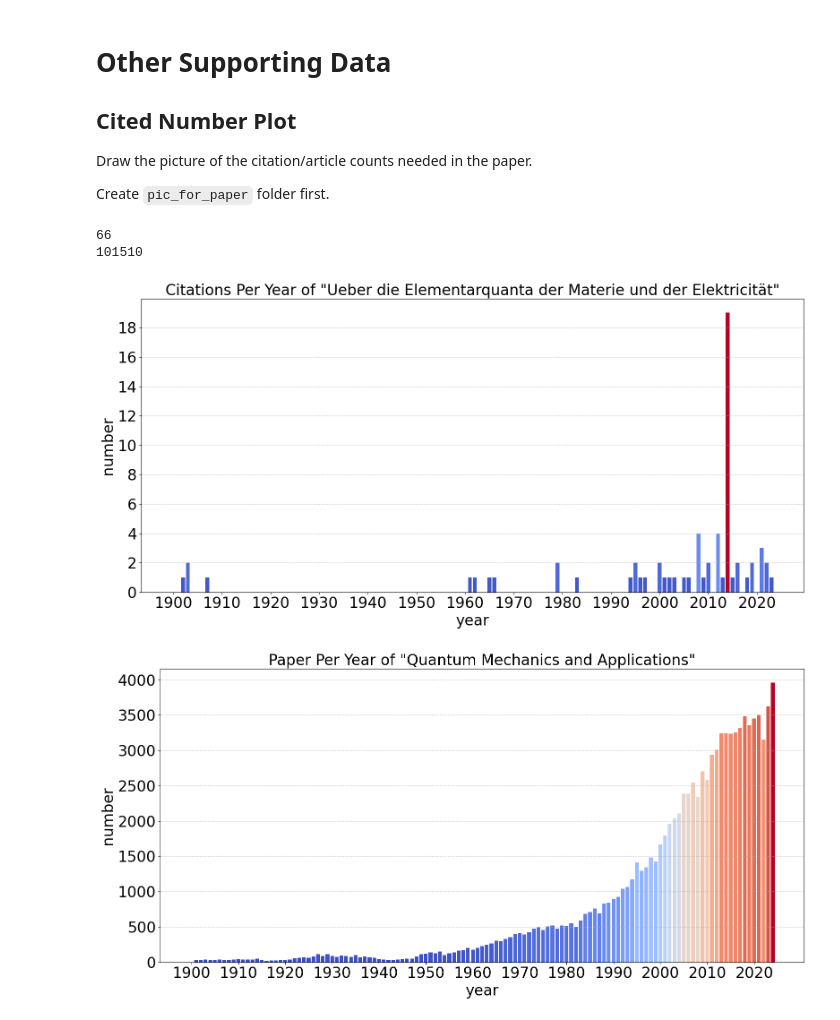
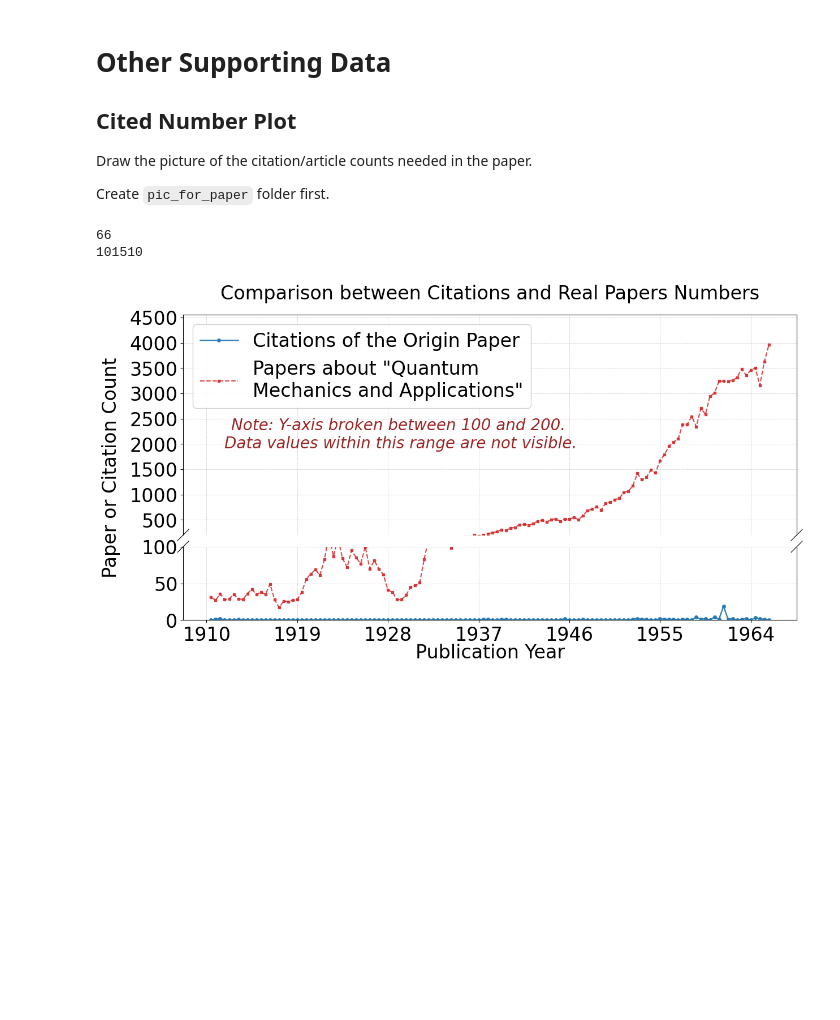
Before and after one commit to Liu-Steve/concept-evolution-tree, a Jupyter notebook: Other_Supporting_Data.ipynb, the cells around one changed output. Saved outputs shown, nothing was run; the diff lists cells and outputs as text; code cells hidden in the pictures; blank space fills up the shorter version.

Commit message:
Modify Supporting Graph

```diff
--- a/Other_Supporting_Data.ipynb
+++ b/Other_Supporting_Data.ipynb
@@ -106,12 +221,6 @@ citation_1 = {
 }
 
 print(sum([i["count"] for i in citation_1["group_by"]]))
-
-cited_number_plot(
-    'Citations Per Year of "Ueber die Elementarquanta der Materie und der Elektricität"',
-    citation_1,
-    "1.1 - Citations Per Year of Ueber die Elementarquanta der Materie und der Elektricität",
-)
 
 citation_2 = {
     "meta": {
@@ -229,35 +338,38 @@ citation_2 = {
         {"key": "1903", "key_display_name": "1903", "count": 36},
         {"key": "1909", "key_display_name": "1909", "count": 36},
         {"key": "1906", "key_display_name": "1906", "count": 35},
         {"key": "1911", "key_display_name": "1911", "count": 35},
         {"key": "1913", "key_display_name": "1913", "count": 35},
         {"key": "1944", "key_display_name": "1944", "count": 34},
         {"key": "1901", "key_display_name": "1901", "count": 31},
         {"key": "1905", "key_display_name": "1905", "count": 29},
         {"key": "1907", "key_display_name": "1907", "count": 29},
         {"key": "1904", "key_display_name": "1904", "count": 28},
         {"key": "1908", "key_display_name": "1908", "count": 28},
         {"key": "1915", "key_display_name": "1915", "count": 28},
         {"key": "1920", "key_display_name": "1920", "count": 28},
         {"key": "1942", "key_display_name": "1942", "count": 28},
         {"key": "1943", "key_display_name": "1943", "count": 28},
         {"key": "1902", "key_display_name": "1902", "count": 27},
         {"key": "1919", "key_display_name": "1919", "count": 27},
         {"key": "1917", "key_display_name": "1917", "count": 26},
         {"key": "1918", "key_display_name": "1918", "count": 25},
         {"key": "1916", "key_display_name": "1916", "count": 17},
     ],
 }
 
 print(sum([i["count"] for i in citation_2["group_by"]]))
 
-cited_number_plot(
-    'Paper Per Year of "Quantum Mechanics and Applications"',
+fig, ax = plot_citation_comparison_broken_axis(
+    citation_1,
     citation_2,
-    "1.2 - Paper Per Year of Quantum Mechanics and Applications",
+    break_range=(100, 200),
+    label_small="Citations of the Origin Paper",
+    label_large='Papers about "Quantum \nMechanics and Applications"',
+    title="Comparison between Citations and Real Papers Numbers"
 )
+plt.savefig(f'./pic_for_paper/1.1 - Comparison in the Topic Quantum Mechanics and Applications.pdf')
 # %% [output]
 66
 101510
-[figure, old version]
+[figure, new version]
-[figure, removed]
```
Also changed, not shown: parts of 2 cells of this notebook, 1 other file.
